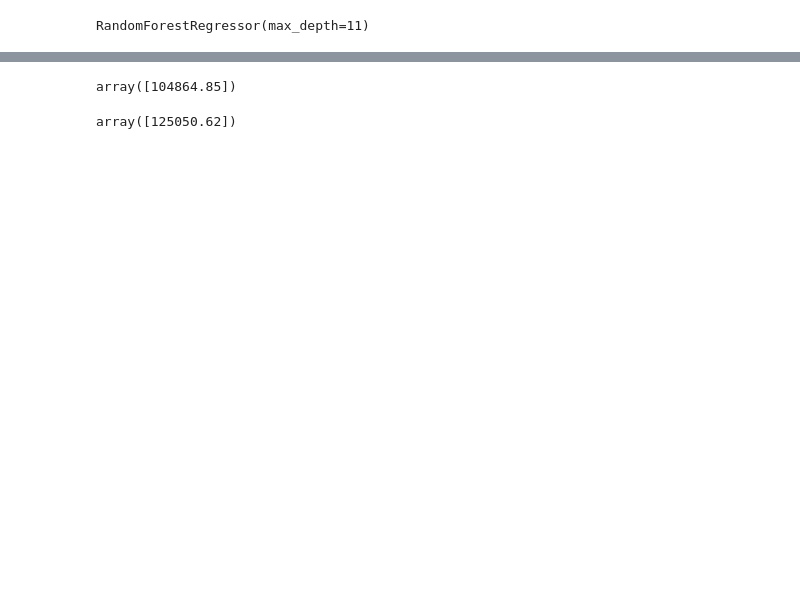
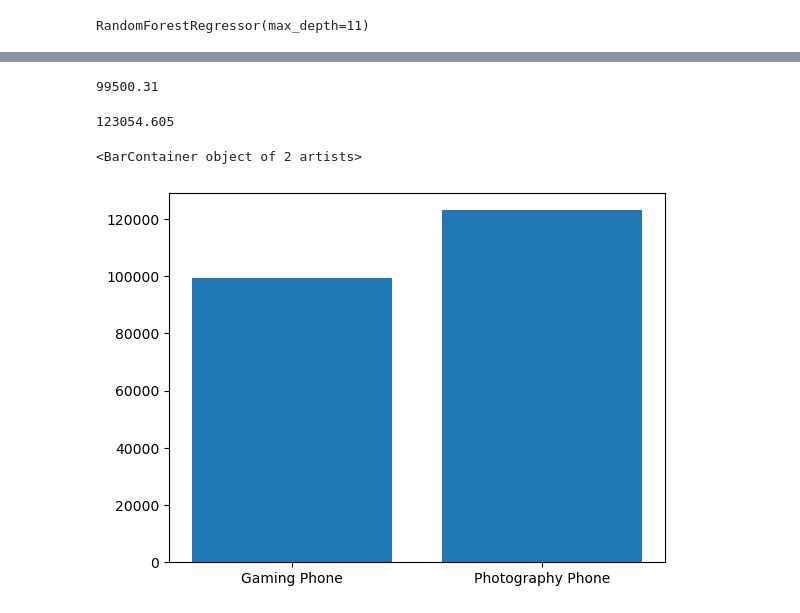
Before and after one commit to JasonRahimi2/INST414_Project, a Jupyter notebook: SemesterProjectINST414.ipynb, the cells around one changed output, grey strips where cells are left out. Cells and saved outputs as stored; diff of their text form; code cells hidden in the pictures; blank space fills up the shorter version.

```diff
--- a/SemesterProjectINST414.ipynb
+++ b/SemesterProjectINST414.ipynb
@@ -390,10 +429,21 @@ plt.legend(['Actual Prices', 'Predicted Prices'])
+# %%
+randomforest_model_phone_predictions = []
 # %%
 #Predicted price for gaming phone
-randomforest_model.predict(gamer_phone)
+randomforest_model_gaming_phone_prediction = randomforest_model.predict(gaming_phone)
+randomforest_model_phone_predictions.append(randomforest_model_gaming_phone_prediction[0])
+randomforest_model_gaming_phone_prediction[0]
 # %% [output]
-array([104864.85])
+99500.31
 # %%
 #Predicted price for photography phone
-randomforest_model.predict(photographer_phone)
+randomforest_model_photography_phone_prediction = randomforest_model.predict(photography_phone)
+randomforest_model_phone_predictions.append(randomforest_model_photography_phone_prediction[0])
+randomforest_model_photography_phone_prediction[0]
 # %% [output]
-array([125050.62])
+123054.605
+# %%
+plt.bar(phone_type, randomforest_model_phone_predictions)
+# %% [output]
+<BarContainer object of 2 artists>
+[figure, added]
```
Also changed, not shown: parts of 15 cells of this notebook.
